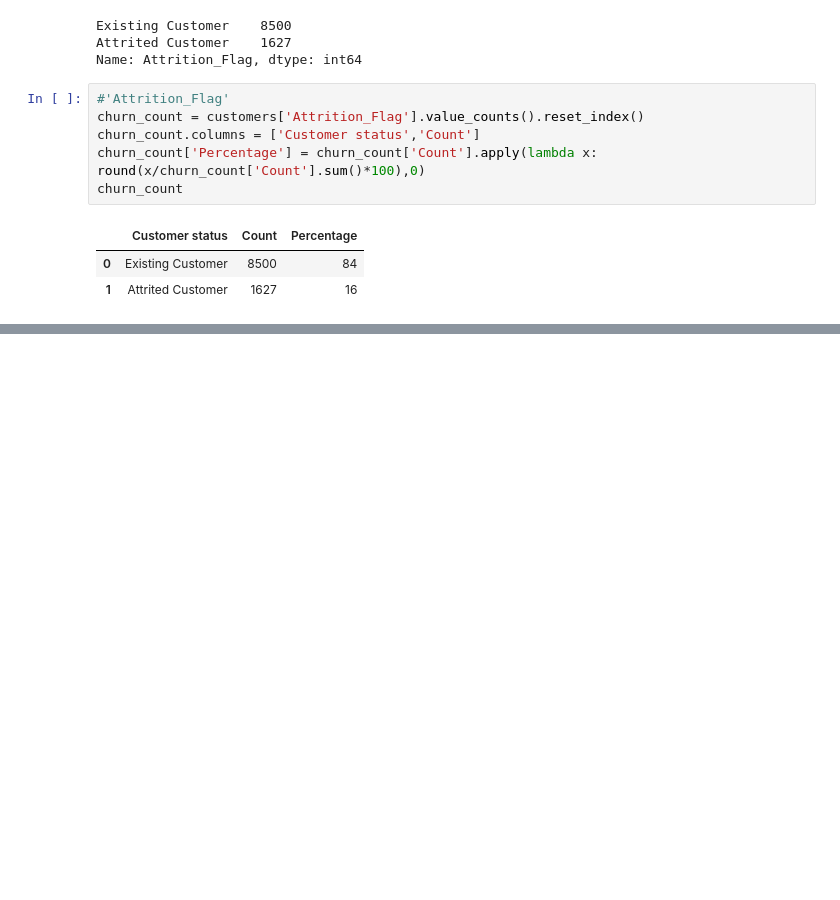
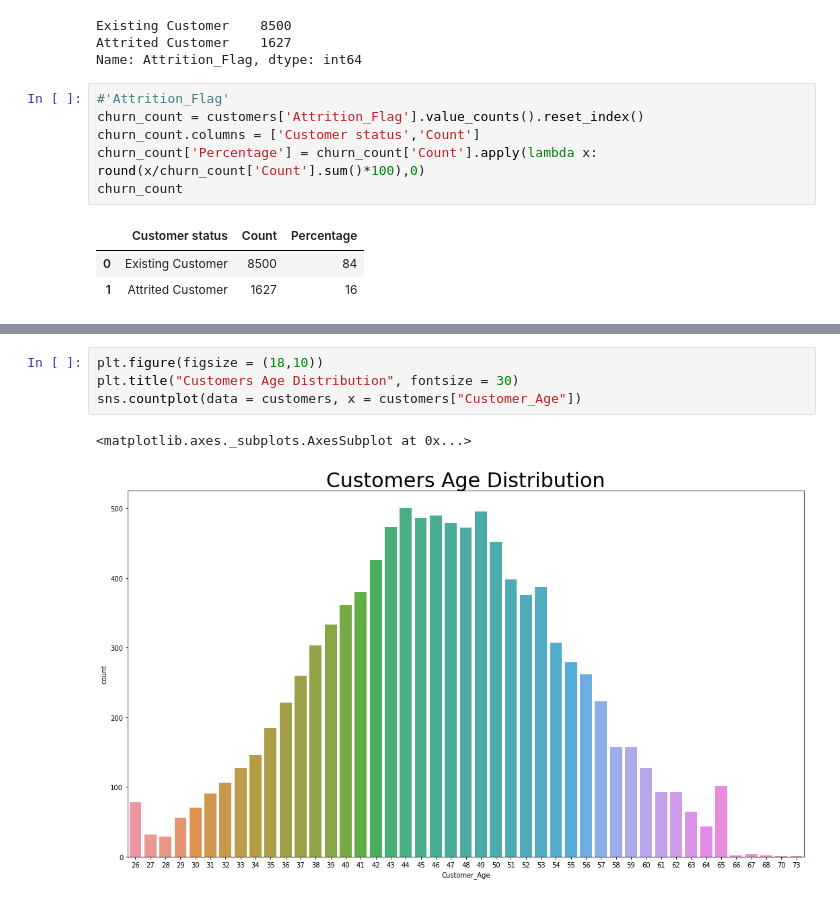
Before and after one commit to Galdina/kaggle, a Jupyter notebook: CCC/credit-card-customers-churn.ipynb, the cells around one changed output, grey strips where cells are left out. Cells and saved outputs as stored; diff of their text form; blank space fills up the shorter version.

```diff
--- a/CCC/credit-card-customers-churn.ipynb
+++ b/CCC/credit-card-customers-churn.ipynb
@@ -194,0 +192,7 @@ IndentationError: unexpected indent (<ipython-input-32-e64ca58b7260>, line 2)
+# %%
+plt.figure(figsize = (18,10))
+plt.title("Customers Age Distribution", fontsize = 30)
+sns.countplot(data = customers, x = customers["Customer_Age"])
+# %% [output]
+<matplotlib.axes._subplots.AxesSubplot at 0x...>
+[figure, added]
```
Also changed, not shown: parts of 22 cells of this notebook.
